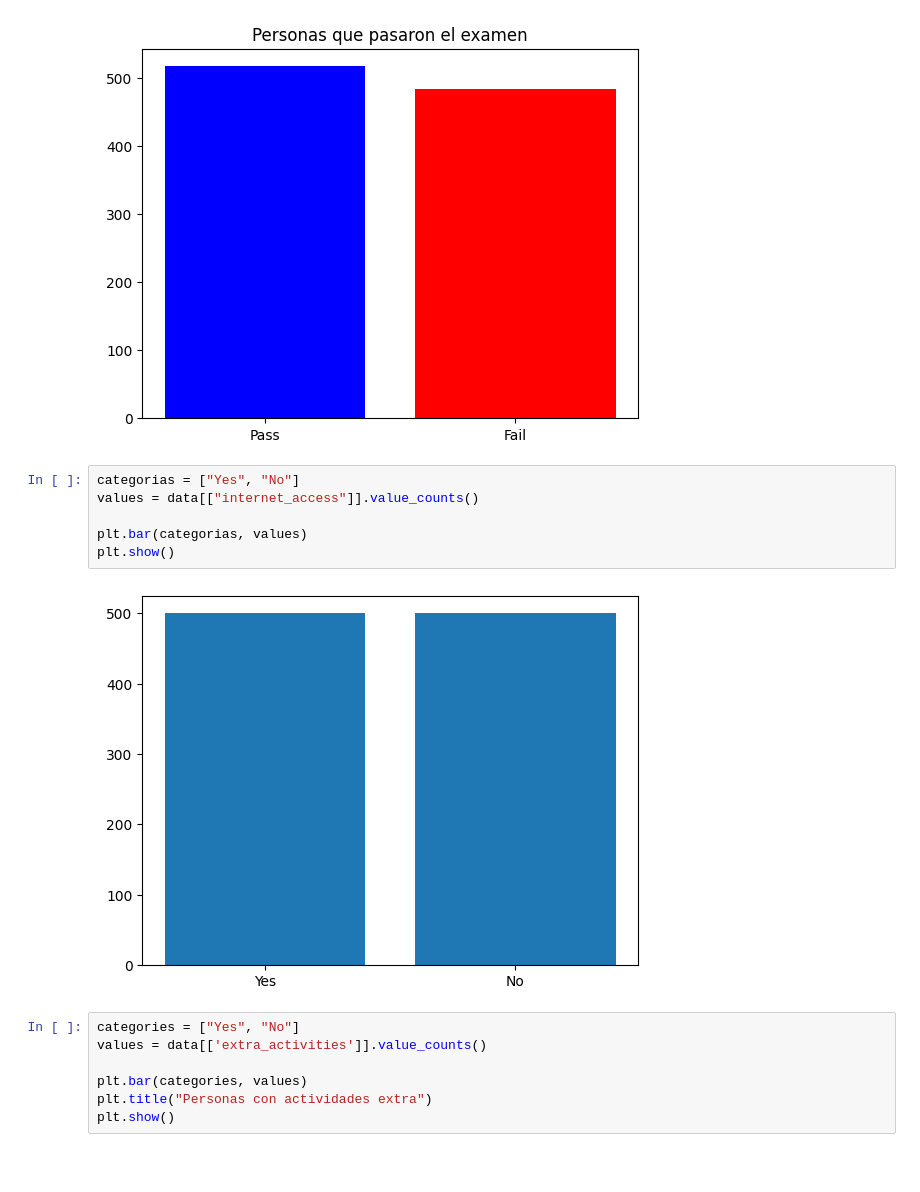
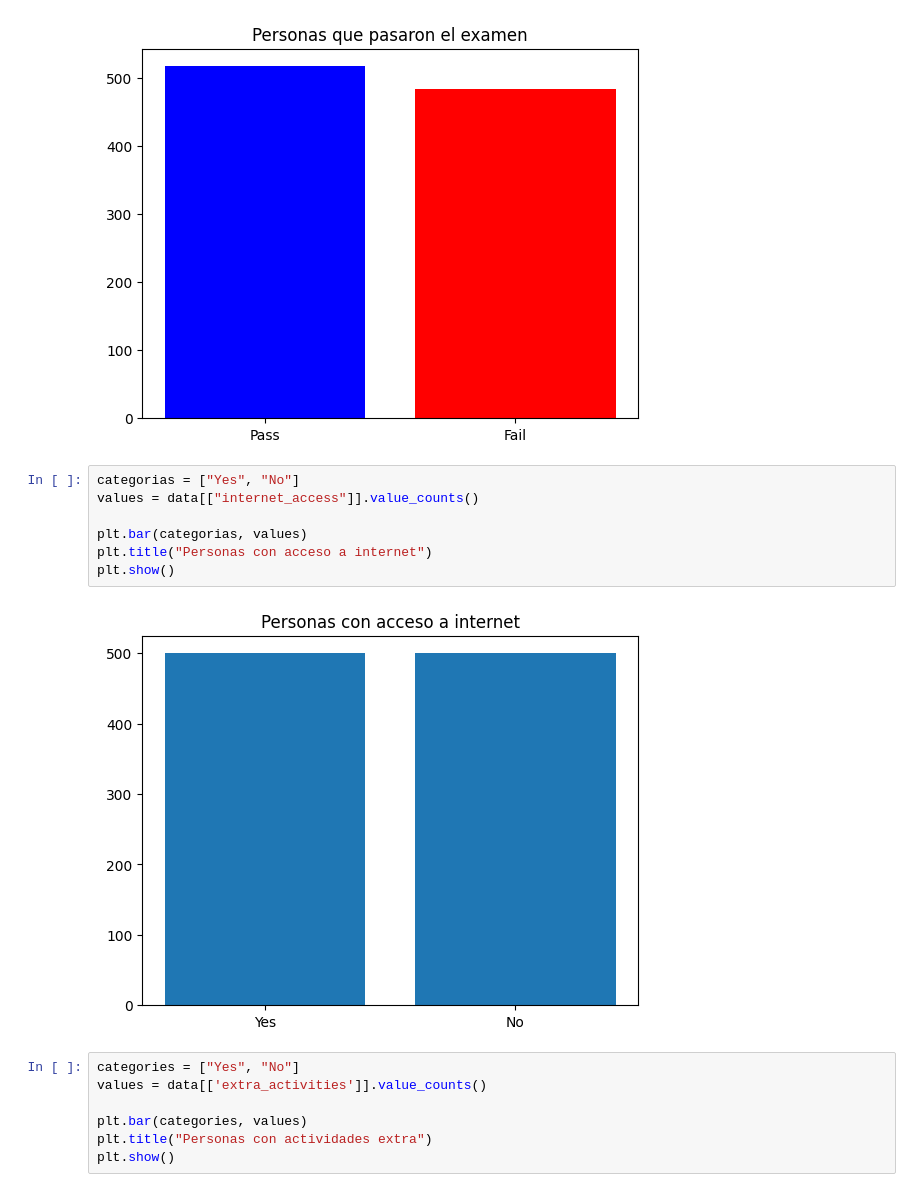
Before and after one commit to AidamZzzZ/student_academic_performance, a Jupyter notebook: notebooks/01.eda.ipynb, the cells around one changed output. Drawn from its saved outputs; the diff is of its cells as text; blank space fills up the shorter version.

```diff
--- a/notebooks/01.eda.ipynb
+++ b/notebooks/01.eda.ipynb
@@ -145,11 +143,12 @@ plt.show()
 # %%
 categorias = ["Yes", "No"]
 values = data[["internet_access"]].value_counts()
 
 plt.bar(categorias, values)
+plt.title("Personas con acceso a internet")
 plt.show()
 # %% [output]
-[figure, old version]
+[figure, new version]
 # %%
 categories = ["Yes", "No"]
 values = data[['extra_activities']].value_counts()
```
Also changed, not shown: parts of 4 cells of this notebook.
